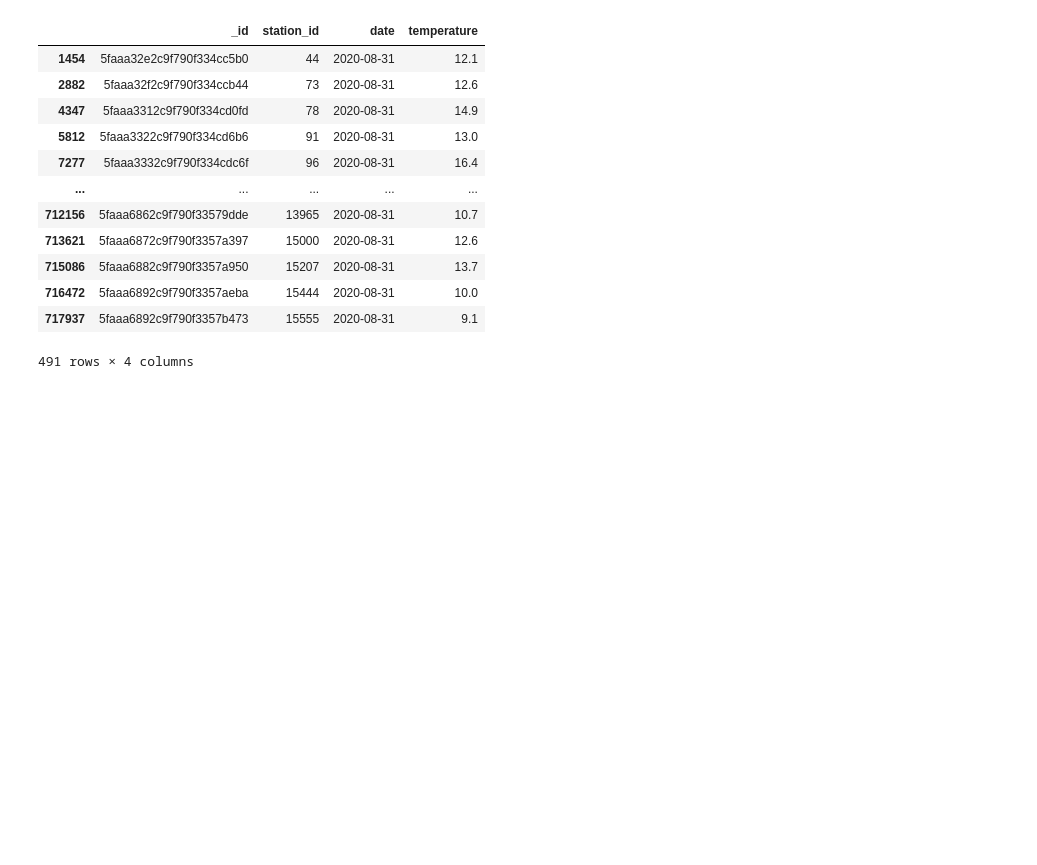
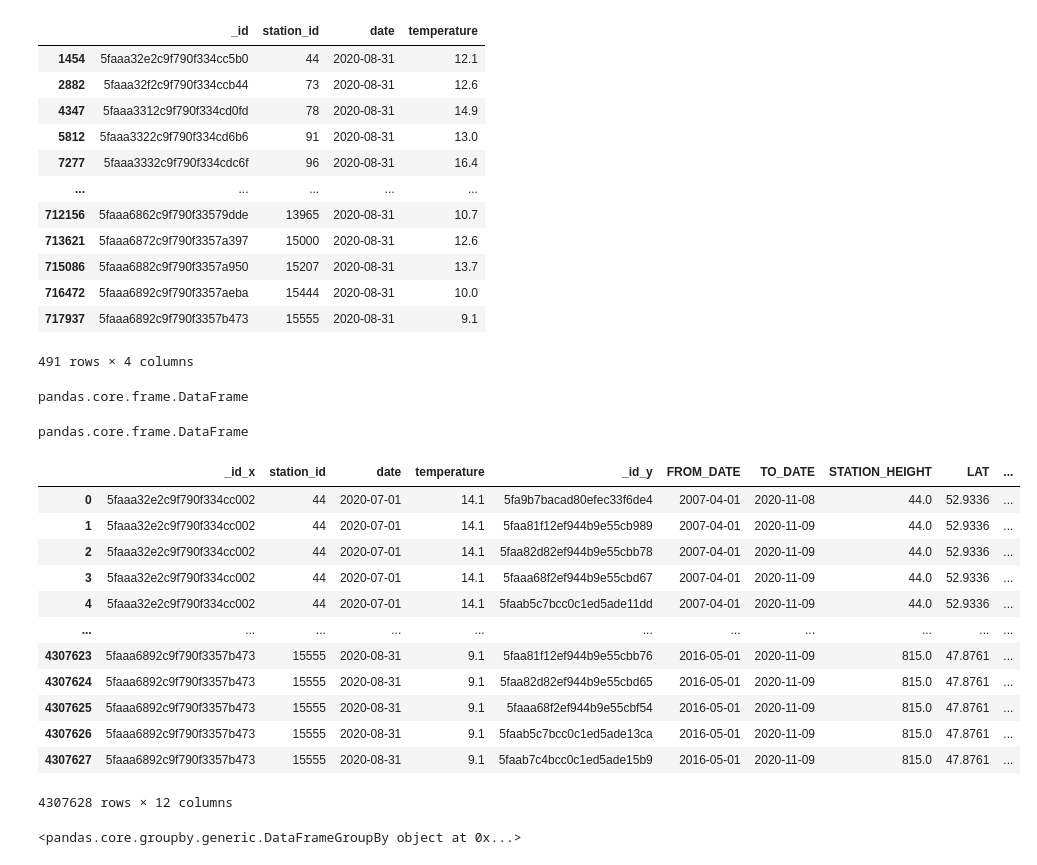
Before and after one commit to Leaqua07/weather_data_analyse, a Jupyter notebook: plot_geo_data.ipynb, the cells around one changed output. Saved outputs shown, nothing was run; the diff lists cells and outputs as text; code cells hidden in the pictures; blank space fills up the shorter version.

```diff
--- a/plot_geo_data.ipynb
+++ b/plot_geo_data.ipynb
@@ -80,3 +80,11 @@ weather_for_date
 491 rows × 4 columns
 # %%
 #ToDo weather_for_date und stations_df so zusammenführen, dass eine Tabelle "station_id | date | temperature | lat | lon" entsteht
+# %%
+type(stations_df)
+# %% [output]
+pandas.core.frame.DataFrame
+# %%
+type(weather_for_date)
+# %% [output]
+pandas.core.frame.DataFrame
@@ -82,0 +93,16 @@ weather_for_date
+# %%
+pd.merge(weather_df,stations_df, on="station_id", how="left")
+# %% [output]
+|  | _id_x | station_id | date | temperature | _id_y | FROM_DATE | TO_DATE | STATION_HEIGHT | LAT | ... |
+| 0 | 5faaa32e2c9f790f334cc002 | 44 | 2020-07-01 | 14.1 | 5fa9b7bacad80efec33f6de4 | 2007-04-01 | 2020-11-08 | 44.0 | 52.9336 | ... |
+| 1 | 5faaa32e2c9f790f334cc002 | 44 | 2020-07-01 | 14.1 | 5faa81f12ef944b9e55cb989 | 2007-04-01 | 2020-11-09 | 44.0 | 52.9336 | ... |
+| 2 | 5faaa32e2c9f790f334cc002 | 44 | 2020-07-01 | 14.1 | 5faa82d82ef944b9e55cbb78 | 2007-04-01 | 2020-11-09 | 44.0 | 52.9336 | ... |
+| 3 | 5faaa32e2c9f790f334cc002 | 44 | 2020-07-01 | 14.1 | 5faaa68f2ef944b9e55cbd67 | 2007-04-01 | 2020-11-09 | 44.0 | 52.9336 | ... |
+| 4 | 5faaa32e2c9f790f334cc002 | 44 | 2020-07-01 | 14.1 | 5faab5c7bcc0c1ed5ade11dd | 2007-04-01 | 2020-11-09 | 44.0 | 52.9336 | ... |
+| ... | ... | ... | ... | ... | ... | ... | ... | ... | ... | ... |
+| 4307623 | 5faaa6892c9f790f3357b473 | 15555 | 2020-08-31 | 9.1 | 5faa81f12ef944b9e55cbb76 | 2016-05-01 | 2020-11-09 | 815.0 | 47.8761 | ... |
+| 4307624 | 5faaa6892c9f790f3357b473 | 15555 | 2020-08-31 | 9.1 | 5faa82d82ef944b9e55cbd65 | 2016-05-01 | 2020-11-09 | 815.0 | 47.8761 | ... |
+| 4307625 | 5faaa6892c9f790f3357b473 | 15555 | 2020-08-31 | 9.1 | 5faaa68f2ef944b9e55cbf54 | 2016-05-01 | 2020-11-09 | 815.0 | 47.8761 | ... |
+| 4307626 | 5faaa6892c9f790f3357b473 | 15555 | 2020-08-31 | 9.1 | 5faab5c7bcc0c1ed5ade13ca | 2016-05-01 | 2020-11-09 | 815.0 | 47.8761 | ... |
+| 4307627 | 5faaa6892c9f790f3357b473 | 15555 | 2020-08-31 | 9.1 | 5faab7c4bcc0c1ed5ade15b9 | 2016-05-01 | 2020-11-09 | 815.0 | 47.8761 | ... |
+4307628 rows × 12 columns
@@ -82,0 +112,8 @@ weather_for_date
+# %%
+
+df_join = stations_dfi.merge(weather_for_datei, on=['STATION_ID'])
+#df_join.drop_duplicates()
+df_join =df_join.groupby(['STATION_ID'])
+df_join
+# %% [output]
+<pandas.core.groupby.generic.DataFrameGroupBy object at 0x...>
```
Also changed, not shown: parts of 9 cells of this notebook.
